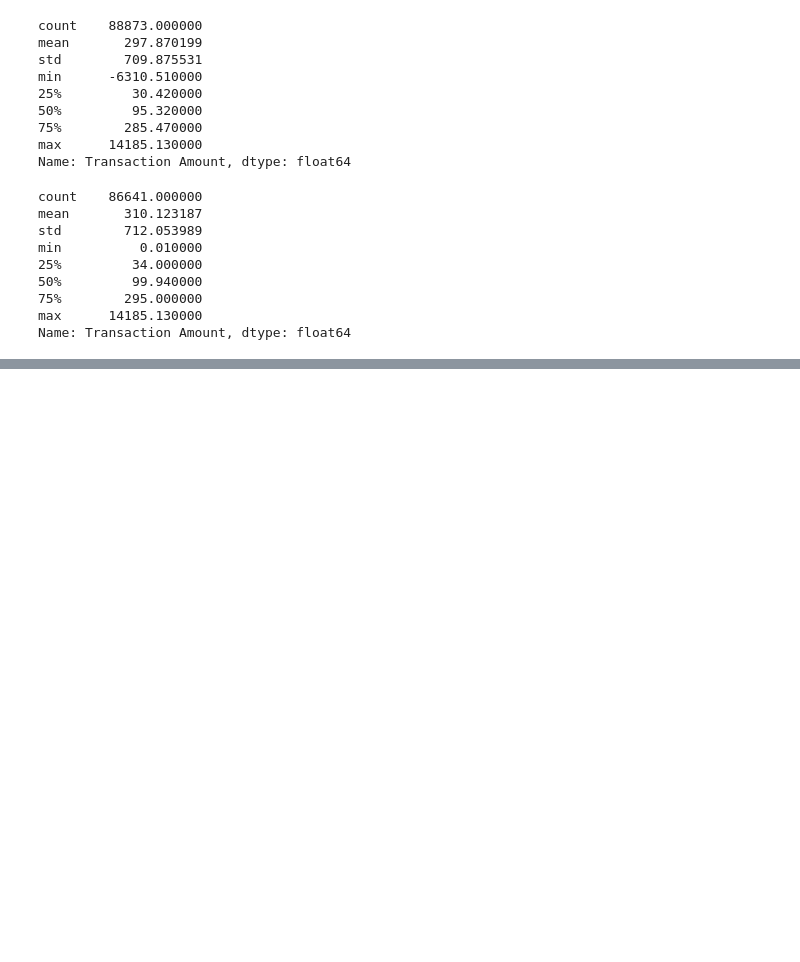
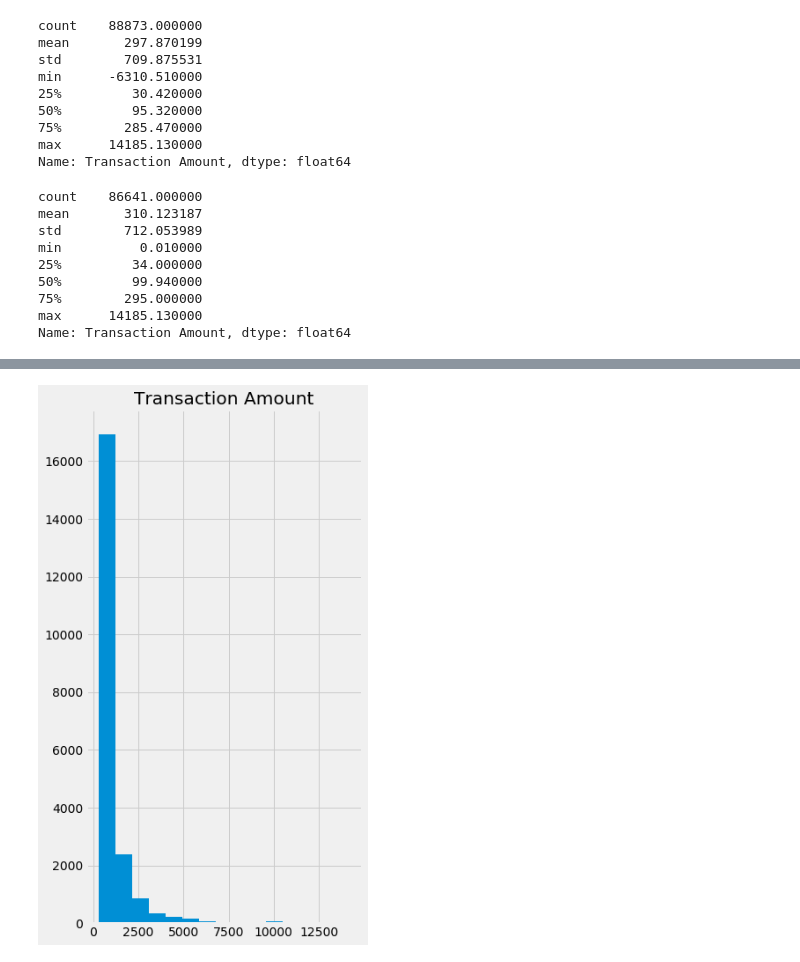
Before and after one commit to aarondlopez/Credit-Card-Transactions, a Jupyter notebook: Card Transactions.ipynb, the cells around one changed output, grey strips where cells are left out. Cells and saved outputs as stored; diff of their text form; code cells hidden in the pictures; blank space fills up the shorter version.

```diff
--- a/Card Transactions.ipynb
+++ b/Card Transactions.ipynb
@@ -184 +182,7 @@ pos_transactions.boxplot(column=['Transaction Amount'], figsize=(5,10))
 [figure]
+# %%
+large_transactions = df[df['Transaction Amount'] > 300]
+# %%
+large_transactions.hist(column=['Transaction Amount'], figsize=(5,10), bins=15);
+# %% [output]
+[figure, added]
```
Also changed, not shown: parts of 2 cells of this notebook, 1 other file.
